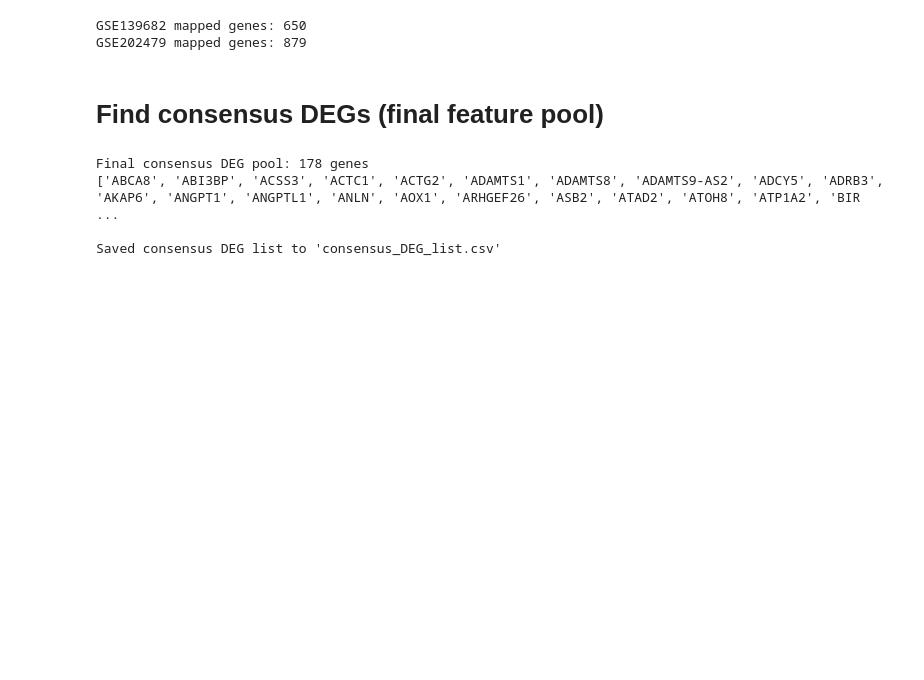
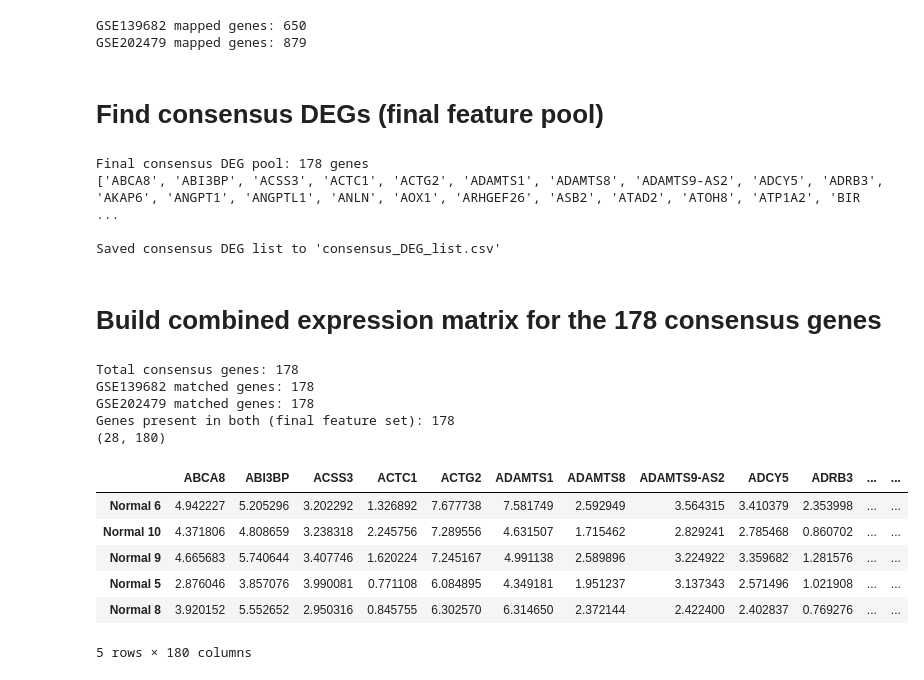
Before and after one commit to DhimanTarafdar/gallbladder_cancer_research, a Jupyter notebook: Gallbladder_Cancer.ipynb, the cells around one changed output. Saved outputs shown, nothing was run; the diff lists cells and outputs as text; code cells hidden in the pictures; blank space fills up the shorter version.

```diff
--- a/Gallbladder_Cancer.ipynb
+++ b/Gallbladder_Cancer.ipynb
@@ -245,3 +245,58 @@ Final consensus DEG pool: 178 genes
 ['ABCA8', 'ABI3BP', 'ACSS3', 'ACTC1', 'ACTG2', 'ADAMTS1', 'ADAMTS8', 'ADAMTS9-AS2', 'ADCY5', 'ADRB3', 'AKAP6', 'ANGPT1', 'ANGPTL1', 'ANLN', 'AOX1', 'ARHGEF26', 'ASB2', 'ATAD2', 'ATOH8', 'ATP1A2', 'BIR ...
 
 Saved consensus DEG list to 'consensus_DEG_list.csv'
+# %% [markdown]
+# **Build combined expression matrix for the 178 consensus genes**
+# %%
+import pandas as pd
+import numpy as np
+
+# Load the consensus gene list
+consensus_df = pd.read_csv('consensus_DEG_list.csv')
+consensus_genes = consensus_df['Gene_Symbol'].tolist()
+print(f"Total consensus genes: {len(consensus_genes)}")
+
+# ---- GSE139682: already uses gene Symbol, so filter directly ----
+expr_139682 = df_139682[df_139682['GeneID'].isin(consensus_genes)].copy()
+expr_139682 = expr_139682.set_index('GeneID')[normal_cols_139682 + tumor_cols_139682]
+expr_139682 = np.log2(expr_139682 + 1)   # log transform, same as DEG step
+
+# ---- GSE202479: uses Ensembl ID, convert to Symbol first ----
+df_202479_annot = df_202479.copy()
+df_202479_annot['Symbol'] = df_202479_annot['gene_id'].map(ensembl_to_symbol)
+expr_202479 = df_202479_annot[df_202479_annot['Symbol'].isin(consensus_genes)].copy()
+expr_202479 = expr_202479.drop_duplicates(subset='Symbol')  # keep first if duplicate mapping
+expr_202479 = expr_202479.set_index('Symbol')[normal_cols_202479 + tumor_cols_202479]
+expr_202479 = np.log2(expr_202479 + 1)
+
+print(f"GSE139682 matched genes: {expr_139682.shape[0]}")
+print(f"GSE202479 matched genes: {expr_202479.shape[0]}")
+
+# ---- Align gene order (keep only genes present in both, in same order) ----
+common_genes = sorted(set(expr_139682.index) & set(expr_202479.index))
+expr_139682 = expr_139682.loc[common_genes]
+expr_202479 = expr_202479.loc[common_genes]
+print(f"Genes present in both (final feature set): {len(common_genes)}")
+
+# ---- Merge into one matrix (samples as rows, genes as columns) ----
+combined_expr = pd.concat([expr_139682, expr_202479], axis=1).T
+combined_expr['label'] = ['normal']*len(normal_cols_139682) + ['tumor']*len(tumor_cols_139682) + \
+                          ['normal']*len(normal_cols_202479) + ['tumor']*len(tumor_cols_202479)
+combined_expr['batch'] = ['GSE139682']*len(normal_cols_139682+tumor_cols_139682) + \
+                          ['GSE202479']*len(normal_cols_202479+tumor_cols_202479)
+
+print(combined_expr.shape)
+combined_expr.head()
+# %% [output]
+Total consensus genes: 178
+GSE139682 matched genes: 178
+GSE202479 matched genes: 178
+Genes present in both (final feature set): 178
+(28, 180)
+|  | ABCA8 | ABI3BP | ACSS3 | ACTC1 | ACTG2 | ADAMTS1 | ADAMTS8 | ADAMTS9-AS2 | ADCY5 | ADRB3 | ... | ... |
+| Normal 6 | 4.942227 | 5.205296 | 3.202292 | 1.326892 | 7.677738 | 7.581749 | 2.592949 | 3.564315 | 3.410379 | 2.353998 | ... | ... |
+| Normal 10 | 4.371806 | 4.808659 | 3.238318 | 2.245756 | 7.289556 | 4.631507 | 1.715462 | 2.829241 | 2.785468 | 0.860702 | ... | ... |
+| Normal 9 | 4.665683 | 5.740644 | 3.407746 | 1.620224 | 7.245167 | 4.991138 | 2.589896 | 3.224922 | 3.359682 | 1.281576 | ... | ... |
+| Normal 5 | 2.876046 | 3.857076 | 3.990081 | 0.771108 | 6.084895 | 4.349181 | 1.951237 | 3.137343 | 2.571496 | 1.021908 | ... | ... |
+| Normal 8 | 3.920152 | 5.552652 | 2.950316 | 0.845755 | 6.302570 | 6.314650 | 2.372144 | 2.422400 | 2.402837 | 0.769276 | ... | ... |
+5 rows × 180 columns
```
